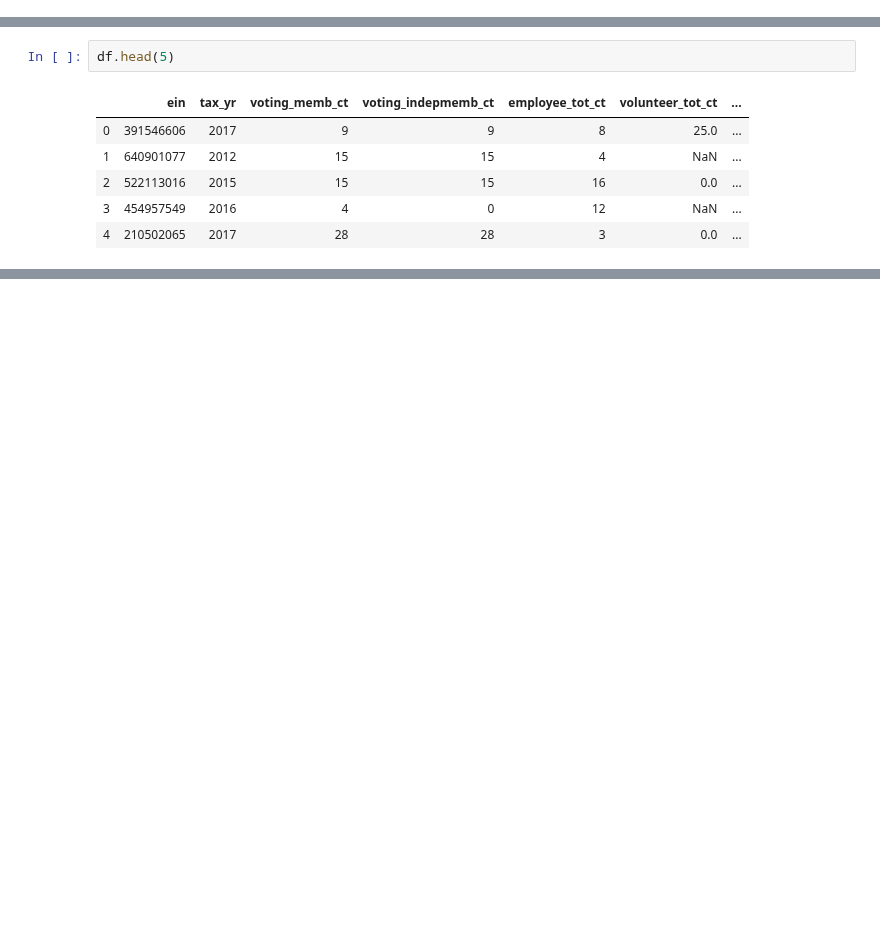
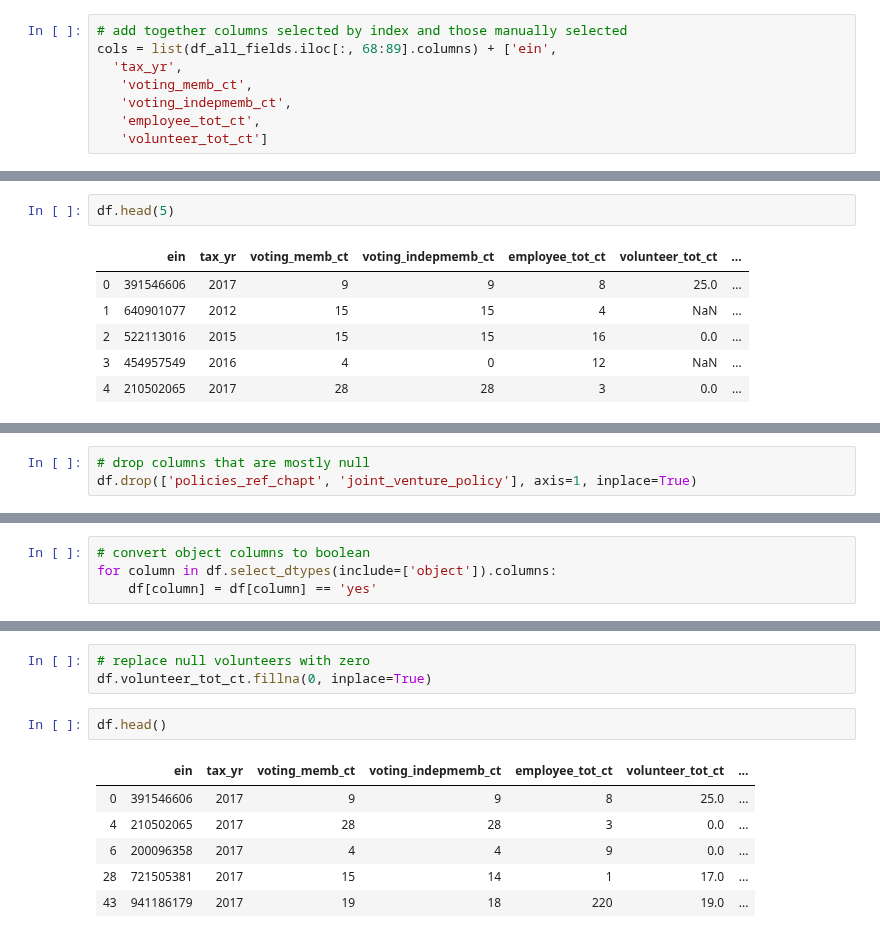
Before and after one commit to mrkjhsn/Not_for_Profit_Compensation_Modeling, a Jupyter notebook: governance_data_prep.ipynb, the cells around one changed output, grey strips where cells are left out. Drawn from its saved outputs; the diff is of its cells as text; blank space fills up the shorter version.

```diff
--- a/governance_data_prep.ipynb
+++ b/governance_data_prep.ipynb
@@ -18 +40,9 @@ pd.set_option('display.max_columns', None)
+# %%
+# add together columns selected by index and those manually selected
+cols = list(df_all_fields.iloc[:, 68:89].columns) + ['ein',
+  'tax_yr',
+   'voting_memb_ct',
+   'voting_indepmemb_ct',
+   'employee_tot_ct',
+   'volunteer_tot_ct']
 # %%
@@ -75,0 +88,3 @@ dtype: int64
+# %%
+# drop columns that are mostly null
+df.drop(['policies_ref_chapt', 'joint_venture_policy'], axis=1, inplace=True)
@@ -75,0 +126,4 @@ dtype: int64
+# %%
+# convert object columns to boolean
+for column in df.select_dtypes(include=['object']).columns:
+    df[column] = df[column] == 'yes'
@@ -75,0 +172,12 @@ dtype: int64
+# %%
+# replace null volunteers with zero
+df.volunteer_tot_ct.fillna(0, inplace=True)
+# %%
+df.head()
+# %% [output]
+|  | ein | tax_yr | voting_memb_ct | voting_indepmemb_ct | employee_tot_ct | volunteer_tot_ct | ... |
+| 0 | 391546606 | 2017 | 9 | 9 | 8 | 25.0 | ... |
+| 4 | 210502065 | 2017 | 28 | 28 | 3 | 0.0 | ... |
+| 6 | 200096358 | 2017 | 4 | 4 | 9 | 0.0 | ... |
+| 28 | 721505381 | 2017 | 15 | 14 | 1 | 17.0 | ... |
+| 43 | 941186179 | 2017 | 19 | 18 | 220 | 19.0 | ... |
```
Also changed, not shown: parts of 18 cells of this notebook.
